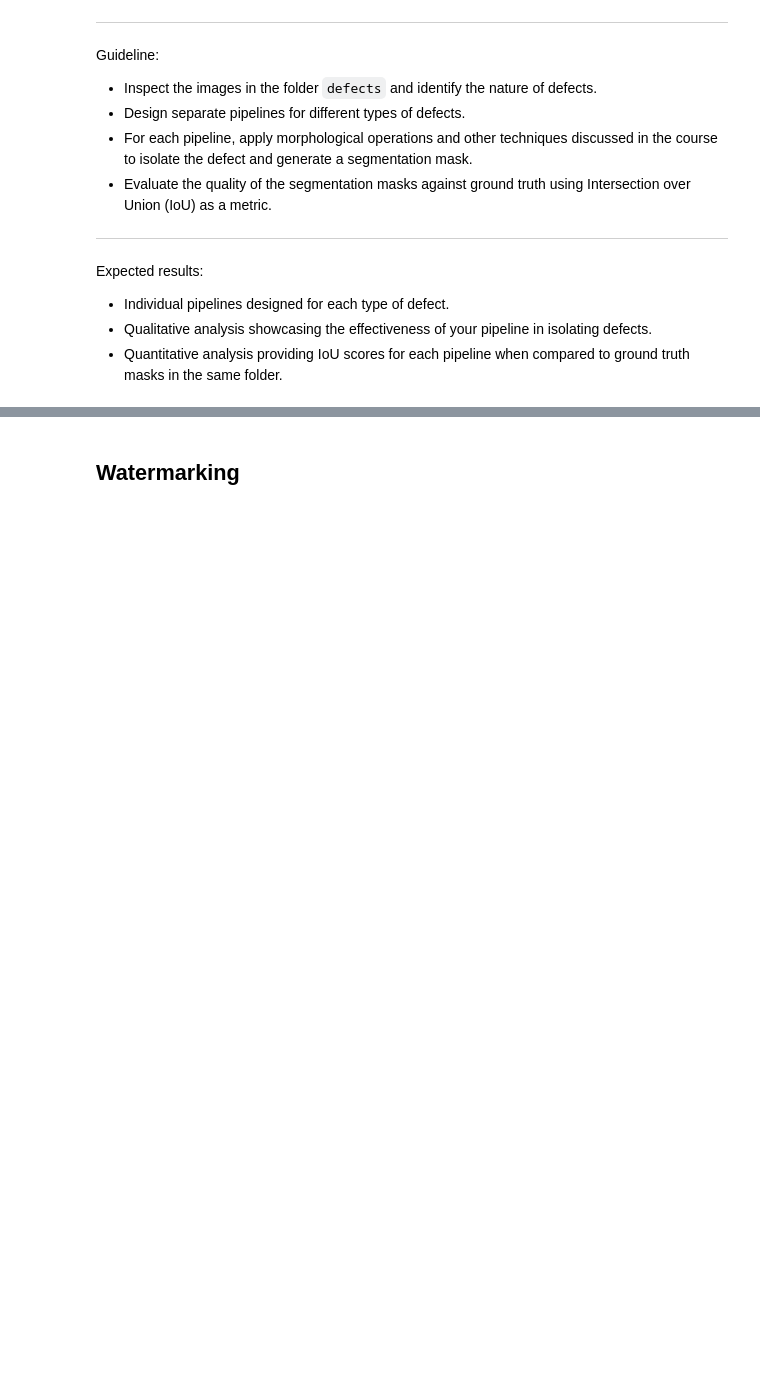
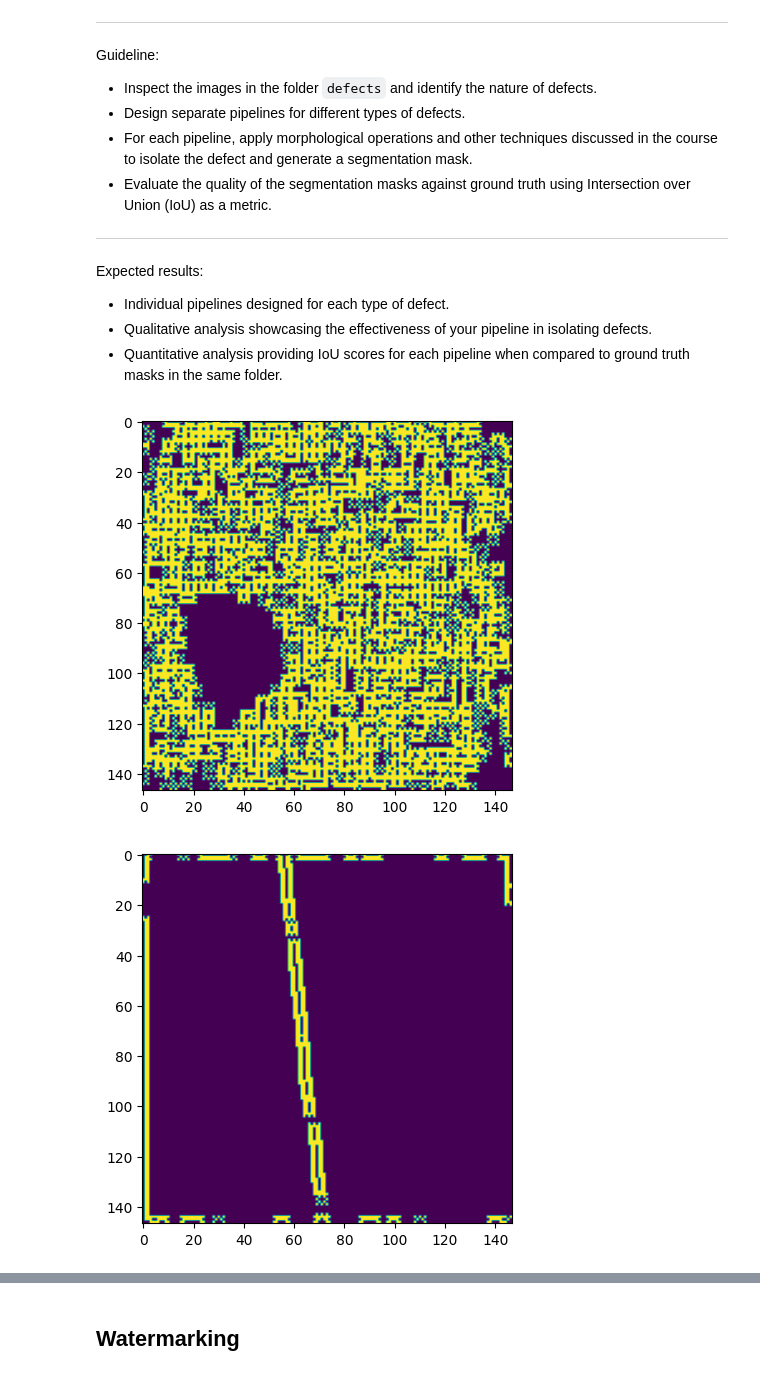
Before and after one commit to IvanGomez37/UAB23-Computer-Vision-Labs, a Jupyter notebook: Lab 2/Practicum_Fundamentals_CV_Students_Lab2.ipynb, the cells around one changed output, grey strips where cells are left out. Cells and saved outputs as stored; diff of their text form; code cells hidden in the pictures; blank space fills up the shorter version.

```diff
--- a/Lab 2/Practicum_Fundamentals_CV_Students_Lab2.ipynb
+++ b/Lab 2/Practicum_Fundamentals_CV_Students_Lab2.ipynb
@@ -314,14 +319,14 @@ Same erosion matrix
 # %%
 def opening(image, structuring_element):
     # Erosion followed by dilation
-    eroded_image = erosion(image, structure=structuring_element)
-    opened_image = dilation(eroded_image, structure=structuring_element)
+    eroded_image = erosion(image, structuring_element) # Removed 'structure=' argument
+    opened_image = dilation(eroded_image, structuring_element) # Removed 'structure=' argument
     return opened_image
 
 def closing(image, structuring_element):
     # Dilation followed by erosion
-    dilated_image = dilation(image, structure=structuring_element)
-    closed_image = erosion(dilated_image, structure=structuring_element)
+    dilated_image = dilation(image, structuring_element) # 'structure=' (?)
+    closed_image = erosion(dilated_image, structuring_element) # 'structure=' (?)
     return closed_image
 
 def top_hat(image, structuring_element):
@@ -362,3 +367,30 @@ Expected results:
 - Individual pipelines designed for each type of defect.
 - Qualitative analysis showcasing the effectiveness of your pipeline in isolating defects.
 - Quantitative analysis providing IoU scores for each pipeline when compared to ground truth masks in the same folder.
+# %%
+# VARIABLES DEFINITIONS
+image_paths = [os.path.join(path_images, "defect/000.png"),
+               os.path.join(path_images, "defect/005.png"),
+               os.path.join(path_images, "defect/013.png"),
+               os.path.join(path_images, "defect/014.png")]
+
+# Laplacian filter for edge detection
+kernel_laplacian = np.array([[0,1,0],
+                             [1,-4,1],
+                             [0,1,0]])
+
+kernel_laplacian_5x5 = np.array([[0,0,1,0,0],
+                                  [0,1,-1,1,0],
+                                  [1,-1,-4,-1,1],
+                                  [0,1,-1,1,0],
+                                  [0,0,1,0,0]])
+
+structuring_kernel_opening = np.array([[1,0,1],
+                                        [0,1,0],
+                                        [1,0,1]])
+
+structuring_kernel_isolation = np.array([[0,0,0],
+                                        [0,1,0],
+                                        [0,0,0]])
+
+structuring_kernel_morphoGrad = np.array([[0,0,1,0,0],[0,1,1,1,0],[1,1,1,1,1],[0,1,1,1,0],[0,0,1,0,0]])
@@ -364,0 +516,9 @@ Expected results:
+# %%
+for image_path in image_paths:
+    defect_detected_image = morphological_defect_detection(image_path)
+    #print(np.unique(defect_detected_image))
+    plt.imshow(defect_detected_image)
+    plt.show()
+# %% [output]
+[figure, added]
+[figure, added]
```
Also changed, not shown: parts of 4 cells of this notebook.
